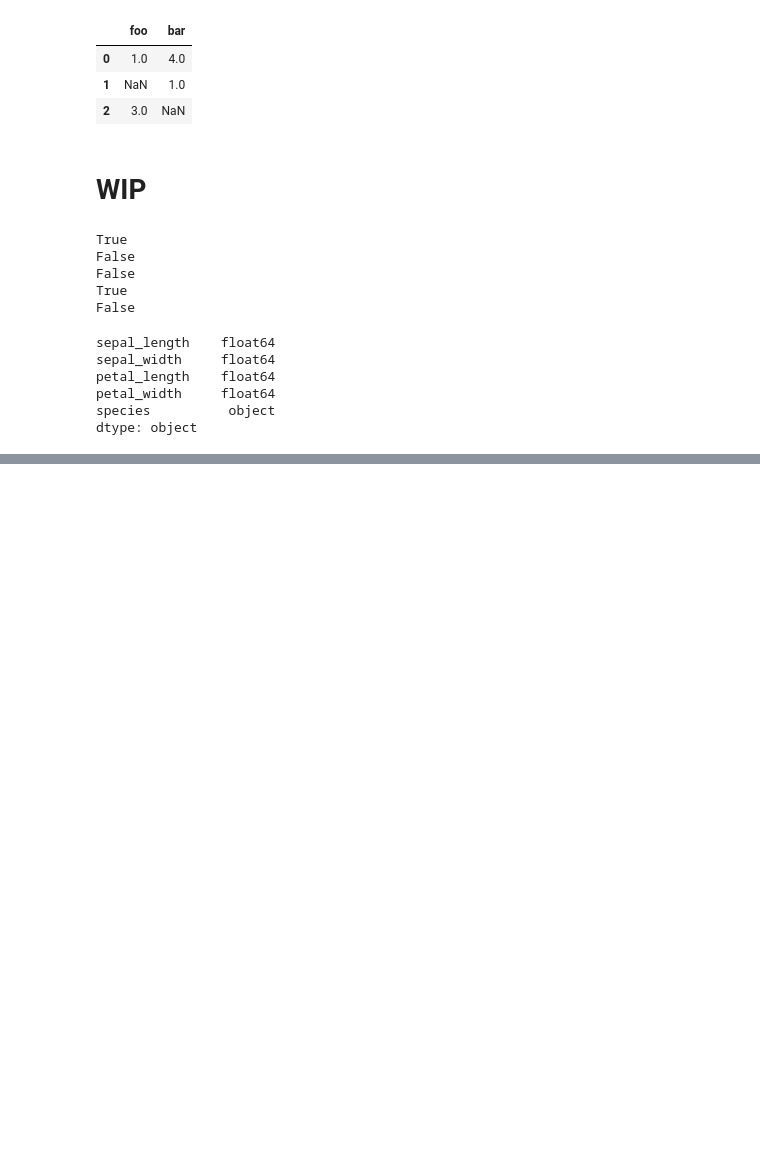
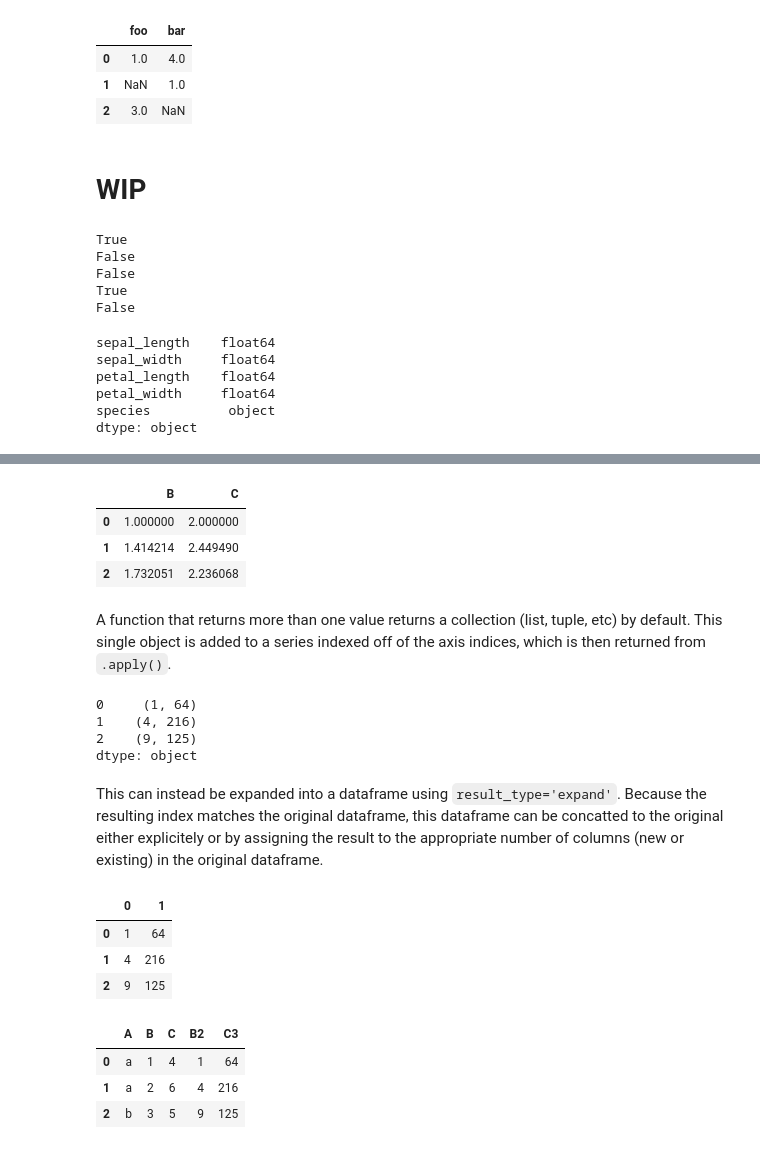
Before and after one commit to jacobdadams/notes, a Jupyter notebook: Pandas.ipynb, the cells around one changed output, grey strips where cells are left out. Cells and saved outputs as stored; diff of their text form; code cells hidden in the pictures; blank space fills up the shorter version.

Commit message:
pandas apply notes

```diff
--- a/Pandas.ipynb
+++ b/Pandas.ipynb
@@ -304,0 +307,4 @@ cleaned = iris.loc[:, ['sepal_length', 'sepal_width']].copy()  #: explicitely co
+# %%
+df = pd.DataFrame({'A': 'a a b'.split(),
+                   'B': [1,2,3],
+                   'C': [4,6,5]})
@@ -304,0 +378,34 @@ cleaned = iris.loc[:, ['sepal_length', 'sepal_width']].copy()  #: explicitely co
+# %%
+df[['B', 'C']].apply(np.sqrt)  #: We need to subset down to just the numeric rows to take the square root
+# %% [output]
+|  | B | C |
+| 0 | 1.000000 | 2.000000 |
+| 1 | 1.414214 | 2.449490 |
+| 2 | 1.732051 | 2.236068 |
+# %% [markdown]
+A function that returns more than one value returns a collection (list, tuple, etc) by default. This single object is added to a series indexed off of the axis indices, which is then returned from `.apply()`.
+# %%
+df.apply(lambda series: (series['B']**2, series['C']**3), axis=1)
+# %% [output]
+0     (1, 64)
+1    (4, 216)
+2    (9, 125)
+dtype: object
+# %% [markdown]
+This can instead be expanded into a dataframe using `result_type='expand'`. Because the resulting index matches the original dataframe, this dataframe can be concatted to the original either explicitely or by assigning the result to the appropriate number of columns (new or existing) in the original dataframe.
+# %%
+df.apply(lambda series: (series['B']**2, series['C']**3), axis=1, result_type='expand')
+# %% [output]
+|  | 0 | 1 |
+| 0 | 1 | 64 |
+| 1 | 4 | 216 |
+| 2 | 9 | 125 |
+# %%
+new_df = df.copy()
+new_df[['B2', 'C3']] = df.apply(lambda series: (series['B']**2, series['C']**3), axis=1, result_type='expand')
+new_df
+# %% [output]
+|  | A | B | C | B2 | C3 |
+| 0 | a | 1 | 4 | 1 | 64 |
+| 1 | a | 2 | 6 | 4 | 216 |
+| 2 | b | 3 | 5 | 9 | 125 |
```
Also changed, not shown: parts of 10 cells of this notebook.
